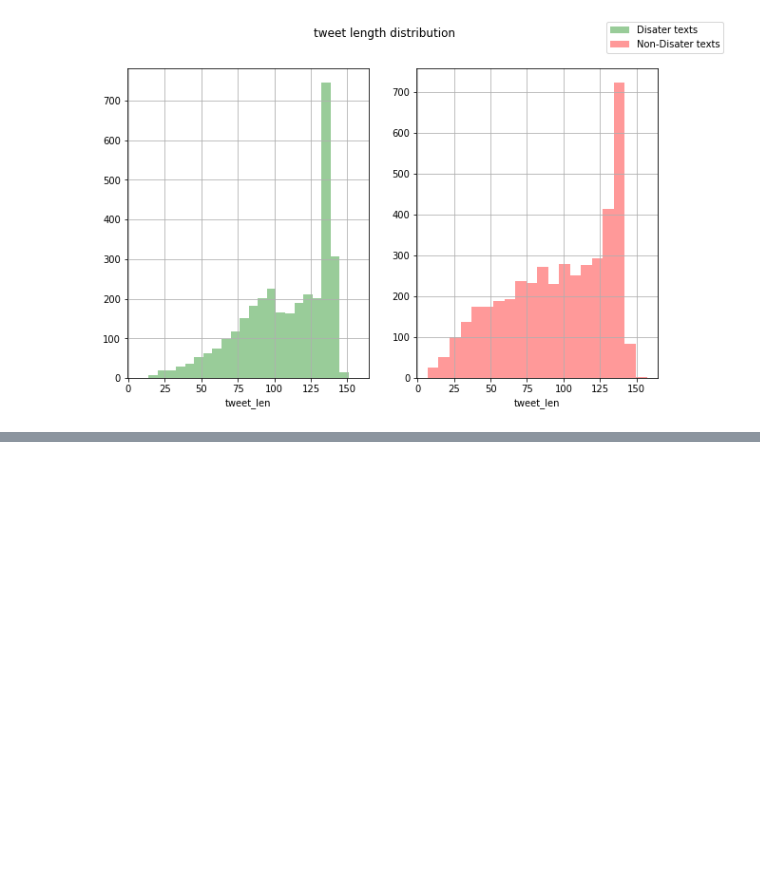
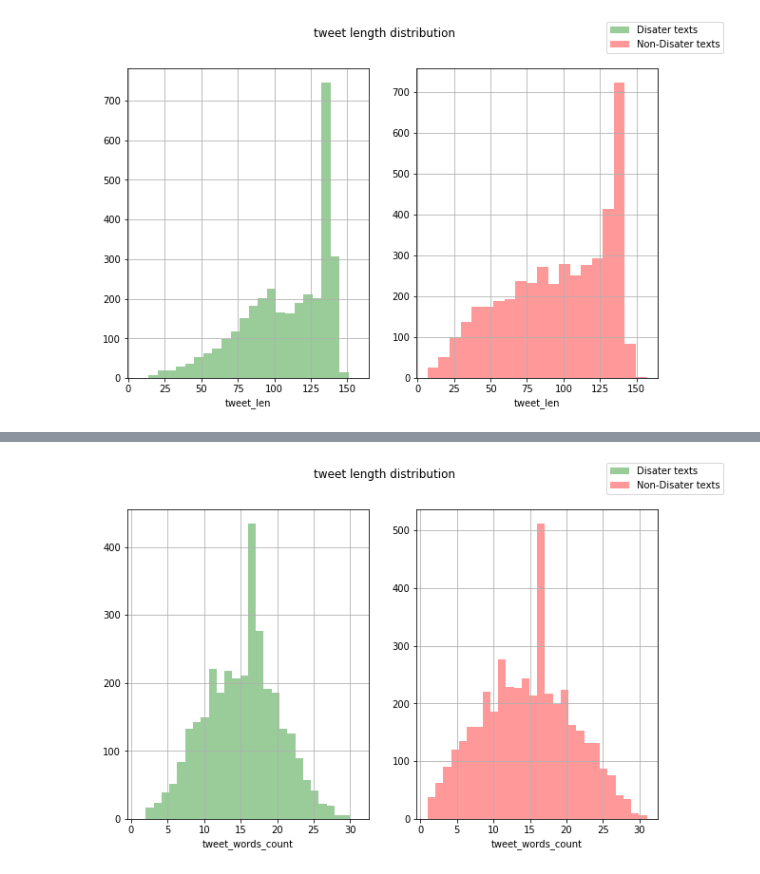
Before and after one commit to quochungtran/NLP-with-Disaster-Tweets, a Jupyter notebook: Tweet_NLP_disaster.ipynb, the cells around one changed output, grey strips where cells are left out. Saved outputs shown, nothing was run; the diff lists cells and outputs as text; code cells hidden in the pictures; blank space fills up the shorter version.

```diff
--- a/Tweet_NLP_disaster.ipynb
+++ b/Tweet_NLP_disaster.ipynb
@@ -350,0 +368,3 @@ plt.show()
+# %%
+df_train["tweet_words_count"] = df_train["text"].str.split().apply(lambda x : len(x))
+df_train.head()
@@ -350,0 +378,11 @@ plt.show()
+# %%
+fig, (ax1, ax2) =  plt.subplots(1, 2, sharex=True,figsize=(10,6))
+sns.distplot(df_train[(df_train['target'] == 1)]['tweet_words_count'], ax=ax1, kde=False, color='green',label='Disater texts')
+sns.distplot(df_train[(df_train['target'] == 0)]['tweet_words_count'],ax=ax2, kde=False, color='red',label='Non-Disater texts');
+fig.suptitle('tweet length distribution')
+fig.legend(loc='upper right')
+ax1.grid()
+ax2.grid()
+plt.show()
+# %% [output]
+[figure, added]
```
Also changed, not shown: parts of 4 cells of this notebook.
